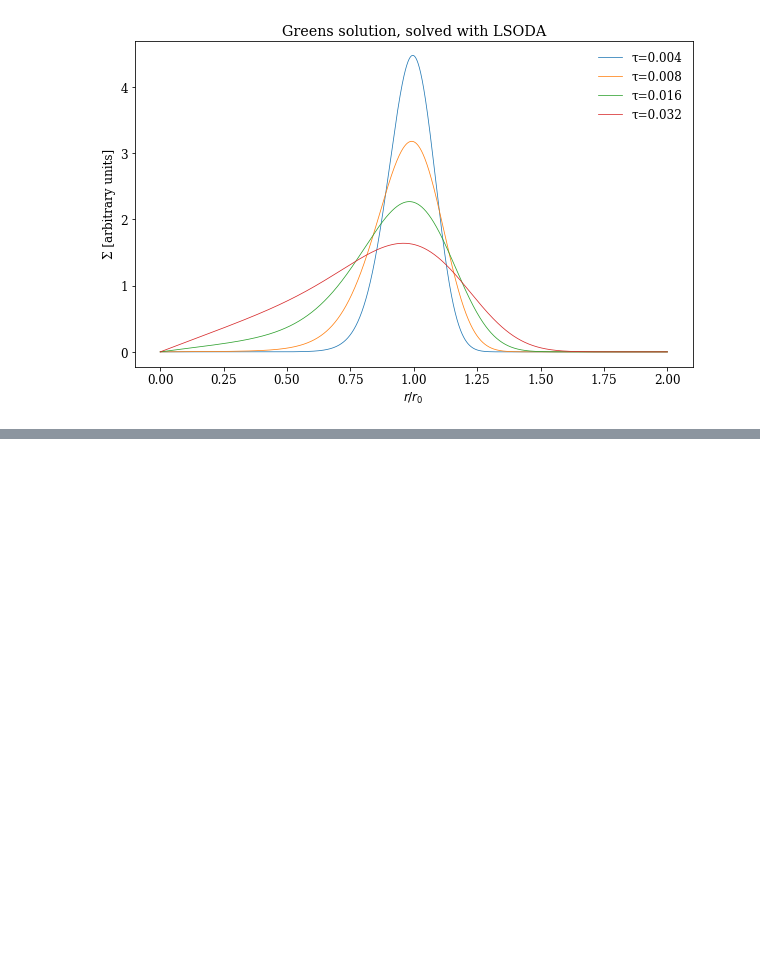
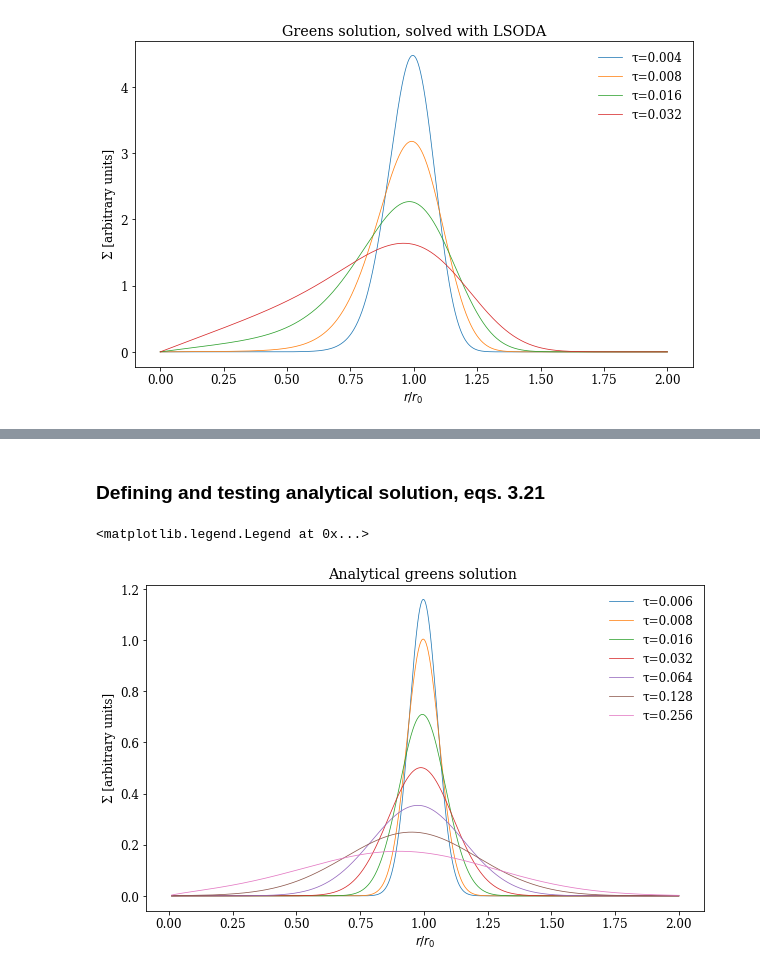
Before and after one commit to agent031/bachelor_code, a Jupyter notebook: Simple_solutions/evolution-greens_solultion.ipynb, the cells around one changed output, grey strips where cells are left out. Saved outputs shown, nothing was run; the diff lists cells and outputs as text; code cells hidden in the pictures; blank space fills up the shorter version.

```diff
--- a/Simple_solutions/evolution-greens_solultion.ipynb
+++ b/Simple_solutions/evolution-greens_solultion.ipynb
@@ -237,0 +266,20 @@ plt.legend(frameon=False)
+# %% [markdown]
+### Defining and testing analytical solution, eqs. 3.21
+# %%
+def analytic_green(x, τ):
+    return (np.pi * τ)**(-1) * x**(-1/4) * np.exp(- (1 + x**2) / τ) * i1(2*x / τ)
+
+# https://docs.scipy.org/doc/scipy/reference/special.html
+# Different kinds of bessel functions were tried - "Modified Bessel function of order 1." is the working one
+# (Not including pi in the first part of the soultion gives the same scale on the y-axis as Armitage)
+# %%
+fig, axs = plt.subplots(figsize=(10,6))
+times = [0.006, 0.008, 0.016, 0.032, 0.064, 0.128, 0.256]
+for τ in times:
+    axs.plot(x, analytic_green(x, τ), label=f'τ={τ}', lw=0.75)
+
+axs.set(title='Analytical greens solution ', ylabel='Σ [arbitrary units]', xlabel='$r/r_0$')
+plt.legend(frameon=False)
+# %% [output]
+<matplotlib.legend.Legend at 0x...>
+[figure, added]
```
Also changed, not shown: parts of 14 cells of this notebook.
